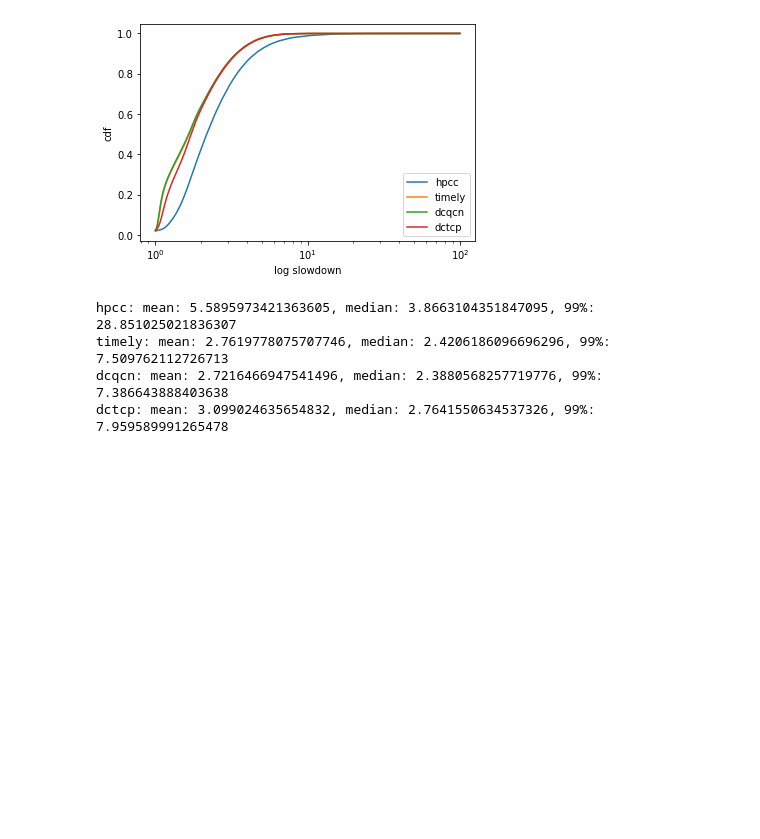
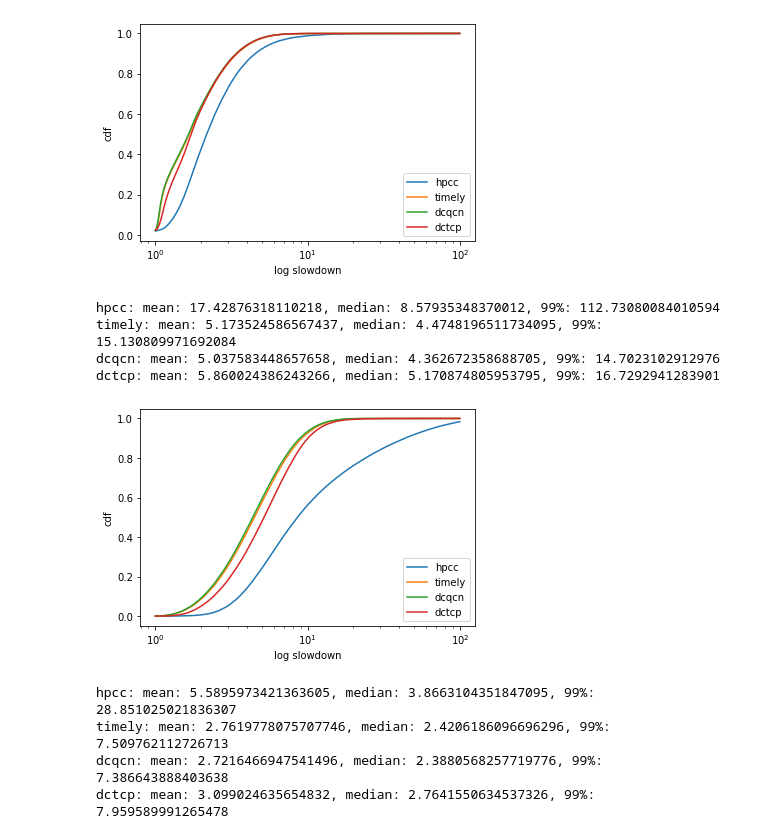
Before and after one commit to sakshamagarwals/High-Precision-Congestion-Control, a Jupyter notebook: visualizations/slowdown.ipynb, the cells around one changed output. Saved outputs shown, nothing was run; the diff lists cells and outputs as text; code cells hidden in the pictures; blank space fills up the shorter version.

```diff
--- a/visualizations/slowdown.ipynb
+++ b/visualizations/slowdown.ipynb
@@ -134,6 +134,14 @@ timely: mean: 1.9990784710300429, median: 1.667770066660579, 99%: 5.949913249931
 dcqcn: mean: 1.9762945807460508, median: 1.6508766322710255, 99%: 5.855287188384623
 dctcp: mean: 2.0335407104374035, median: 1.7166240525979364, 99%: 5.8637339055794
 [figure]
+# %%
+cdf('rpc_32_l7')
+# %% [output]
+hpcc: mean: 17.42876318110218, median: 8.57935348370012, 99%: 112.73080084010594
+timely: mean: 5.173524586567437, median: 4.4748196511734095, 99%: 15.130809971692084
+dcqcn: mean: 5.037583448657658, median: 4.362672358688705, 99%: 14.7023102912976
+dctcp: mean: 5.860024386243266, median: 5.170874805953795, 99%: 16.7292941283901
+[figure, added]
 # %%
 cdf('rpc_64')
 # %% [output]
```
Also changed, not shown: parts of 5 cells of this notebook, 31 other files.
